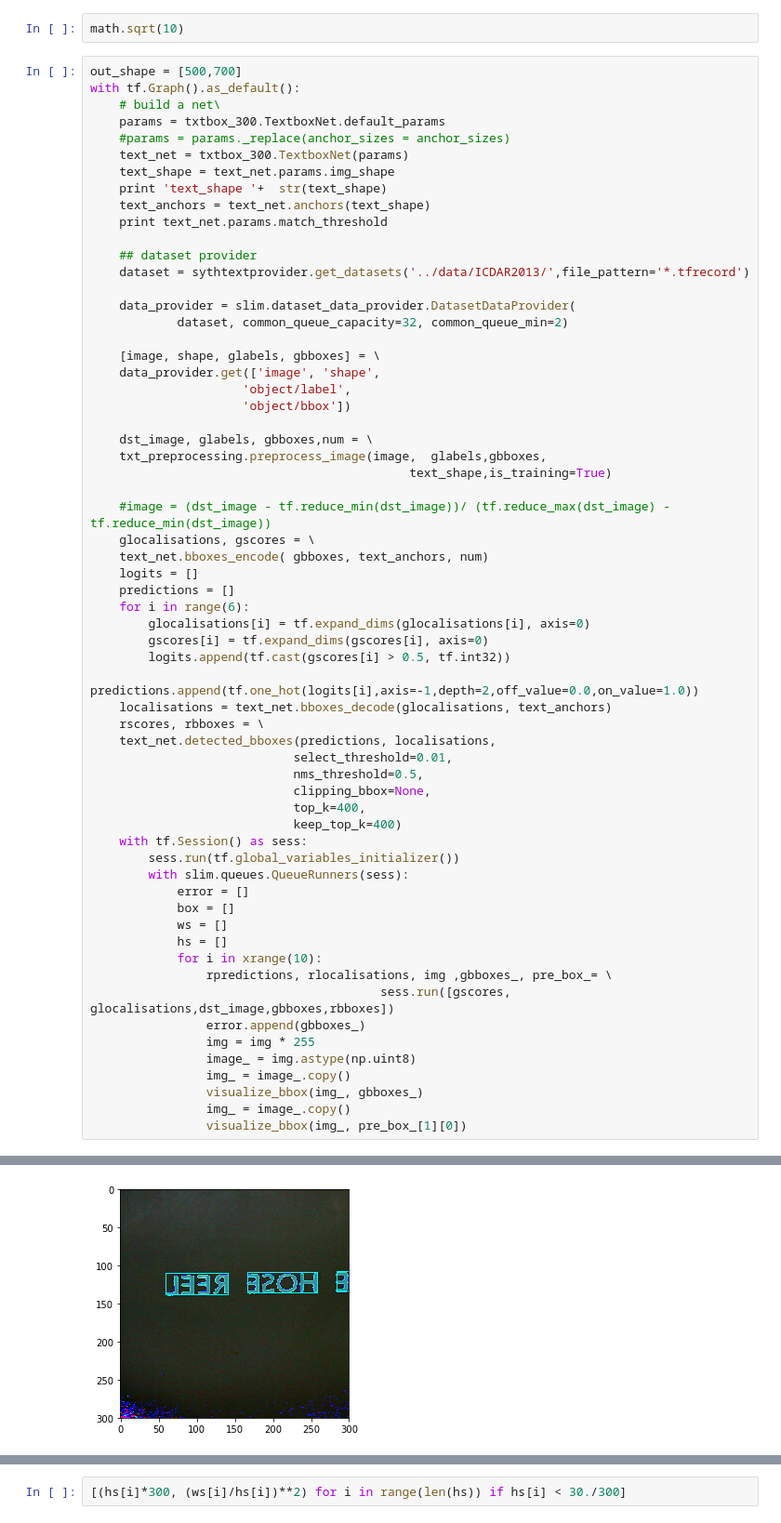
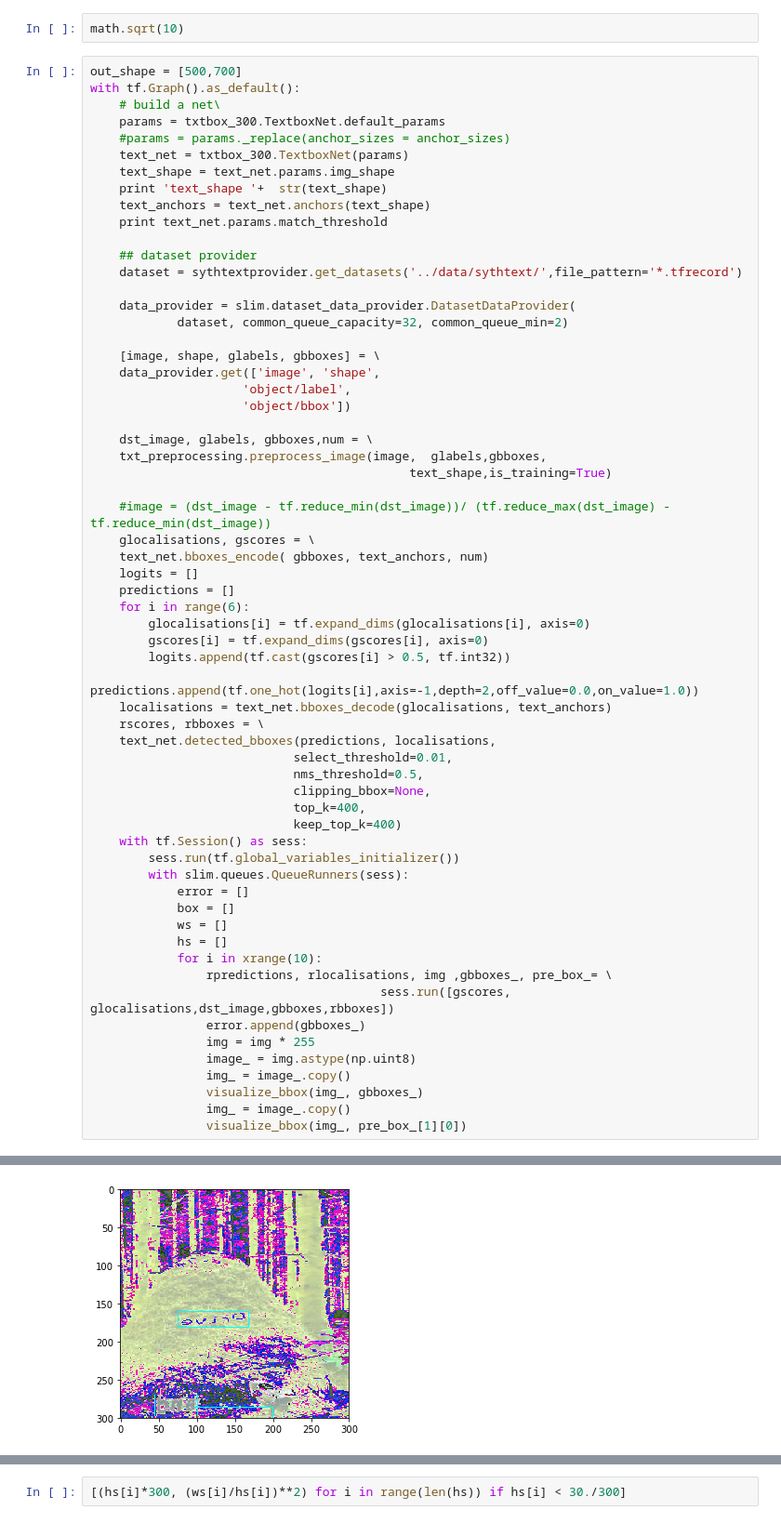
Before and after one commit to bindung/TextBoxes-TensorFlow, a Jupyter notebook: Notes/Untitled.ipynb, the cells around one changed output, grey strips where cells are left out. Shown at 93% size. Saved outputs shown, nothing was run; the diff lists cells and outputs as text.

```diff
--- a/Notes/Untitled.ipynb
+++ b/Notes/Untitled.ipynb
@@ -93,7 +93,7 @@ with tf.Graph().as_default():
     print text_net.params.match_threshold
 
     ## dataset provider
-    dataset = sythtextprovider.get_datasets('../data/ICDAR2013/',file_pattern='*.tfrecord')
+    dataset = sythtextprovider.get_datasets('../data/sythtext/',file_pattern='*.tfrecord')
 
     data_provider = slim.dataset_data_provider.DatasetDataProvider(
             dataset, common_queue_capacity=32, common_queue_min=2)
@@ -149 +149 @@ file_path: ../data/ICDAR2013/*.tfrecord
-[figure, old version]
+[figure, new version]
```
Also changed, not shown: parts of 1 cell of this notebook, 1 other file.
